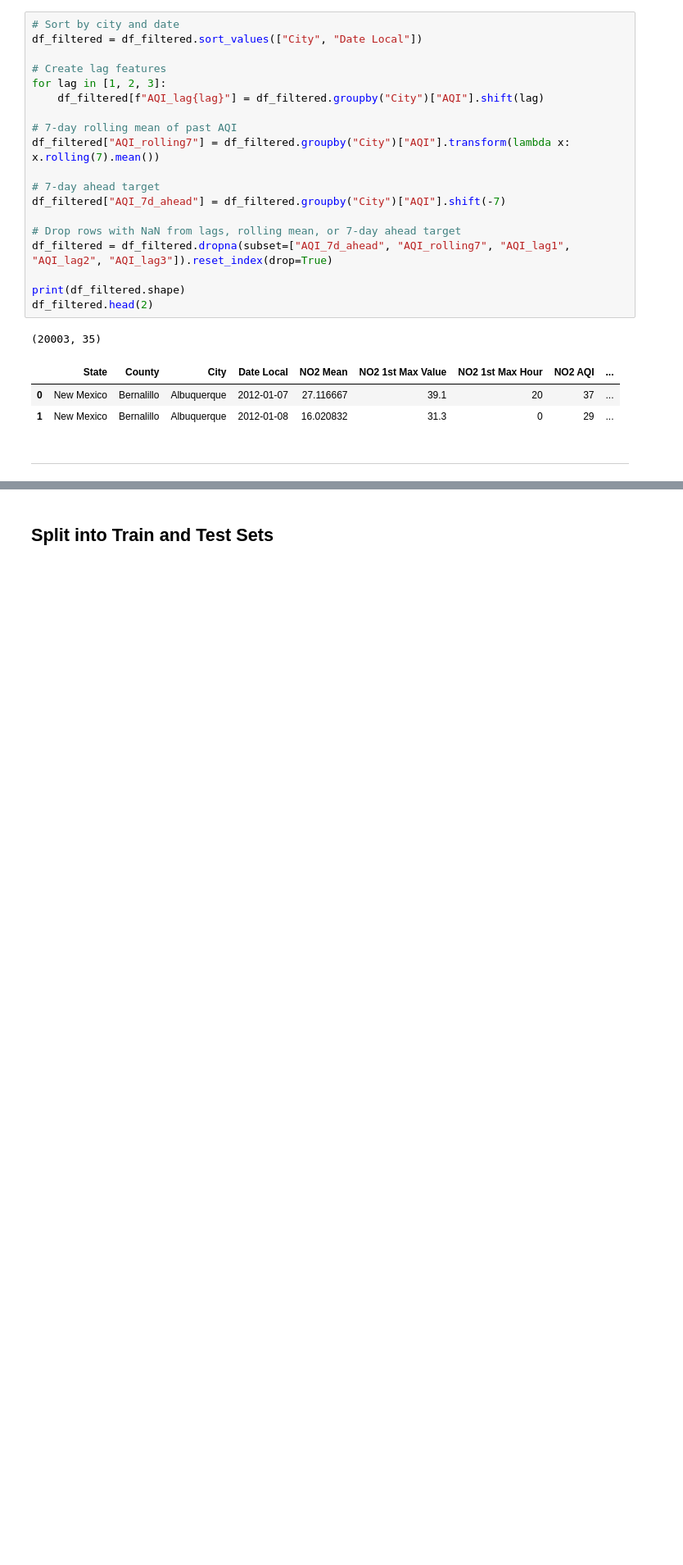
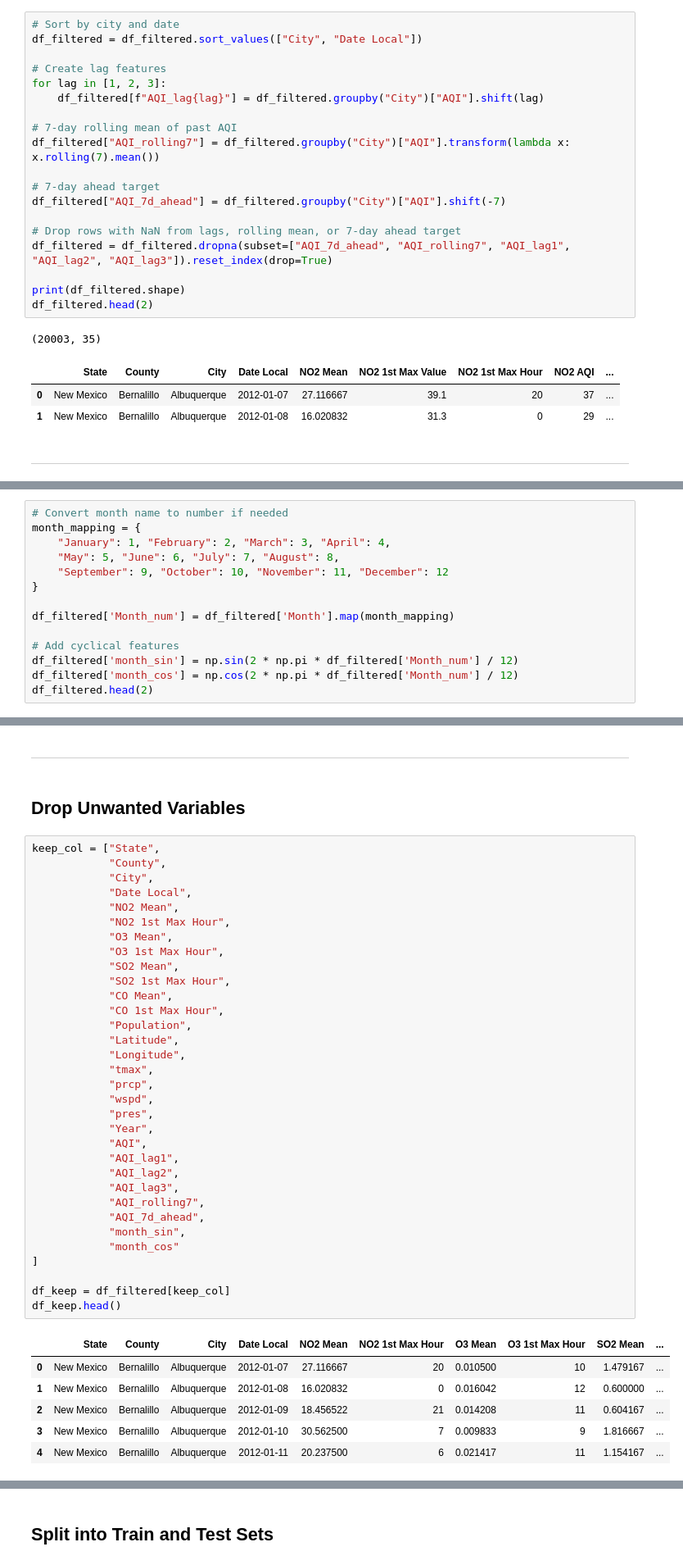
Before and after one commit to Sonya-J00/US_Air_Pollution_Team_2, a Jupyter notebook: jupyter_notebooks/ML.ipynb, the cells around one changed output, grey strips where cells are left out. Shown at 82% size. Cells and saved outputs as stored; diff of their text form; blank space fills up the shorter version.

Commit message:
ML - cyclical month features added

```diff
--- a/jupyter_notebooks/ML.ipynb
+++ b/jupyter_notebooks/ML.ipynb
@@ -236,0 +239,14 @@ df_filtered.head(2)
+# %%
+# Convert month name to number if needed
+month_mapping = {
+    "January": 1, "February": 2, "March": 3, "April": 4,
+    "May": 5, "June": 6, "July": 7, "August": 8,
+    "September": 9, "October": 10, "November": 11, "December": 12
+}
+
+df_filtered['Month_num'] = df_filtered['Month'].map(month_mapping)
+
+# Add cyclical features
+df_filtered['month_sin'] = np.sin(2 * np.pi * df_filtered['Month_num'] / 12)
+df_filtered['month_cos'] = np.cos(2 * np.pi * df_filtered['Month_num'] / 12)
+df_filtered.head(2)
@@ -236,0 +257,44 @@ df_filtered.head(2)
+# %% [markdown]
+---
+# %% [markdown]
+## Drop Unwanted Variables
+# %%
+keep_col = ["State",
+            "County",
+            "City",
+            "Date Local",
+            "NO2 Mean",
+            "NO2 1st Max Hour",
+            "O3 Mean",
+            "O3 1st Max Hour",
+            "SO2 Mean",
+            "SO2 1st Max Hour",
+            "CO Mean",
+            "CO 1st Max Hour",
+            "Population",
+            "Latitude",
+            "Longitude",
+            "tmax",
+            "prcp",
+            "wspd",
+            "pres",
+            "Year",
+            "AQI",
+            "AQI_lag1",
+            "AQI_lag2",
+            "AQI_lag3",
+            "AQI_rolling7",
+            "AQI_7d_ahead",
+            "month_sin",
+            "month_cos"
+]
+
+df_keep = df_filtered[keep_col]
+df_keep.head()
+# %% [output]
+|  | State | County | City | Date Local | NO2 Mean | NO2 1st Max Hour | O3 Mean | O3 1st Max Hour | SO2 Mean | ... |
+| 0 | New Mexico | Bernalillo | Albuquerque | 2012-01-07 | 27.116667 | 20 | 0.010500 | 10 | 1.479167 | ... |
+| 1 | New Mexico | Bernalillo | Albuquerque | 2012-01-08 | 16.020832 | 0 | 0.016042 | 12 | 0.600000 | ... |
+| 2 | New Mexico | Bernalillo | Albuquerque | 2012-01-09 | 18.456522 | 21 | 0.014208 | 11 | 0.604167 | ... |
+| 3 | New Mexico | Bernalillo | Albuquerque | 2012-01-10 | 30.562500 | 7 | 0.009833 | 9 | 1.816667 | ... |
+| 4 | New Mexico | Bernalillo | Albuquerque | 2012-01-11 | 20.237500 | 6 | 0.021417 | 11 | 1.154167 | ... |
```
Also changed, not shown: parts of 5 cells of this notebook.
